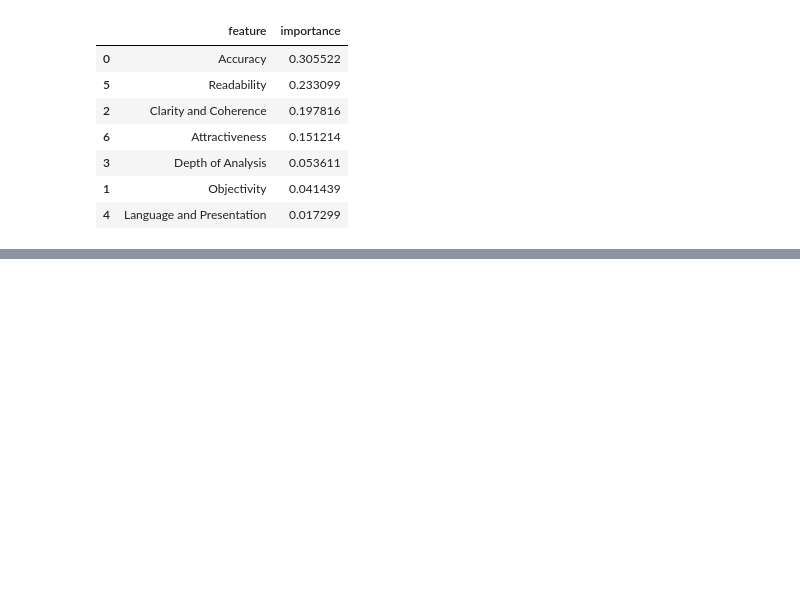
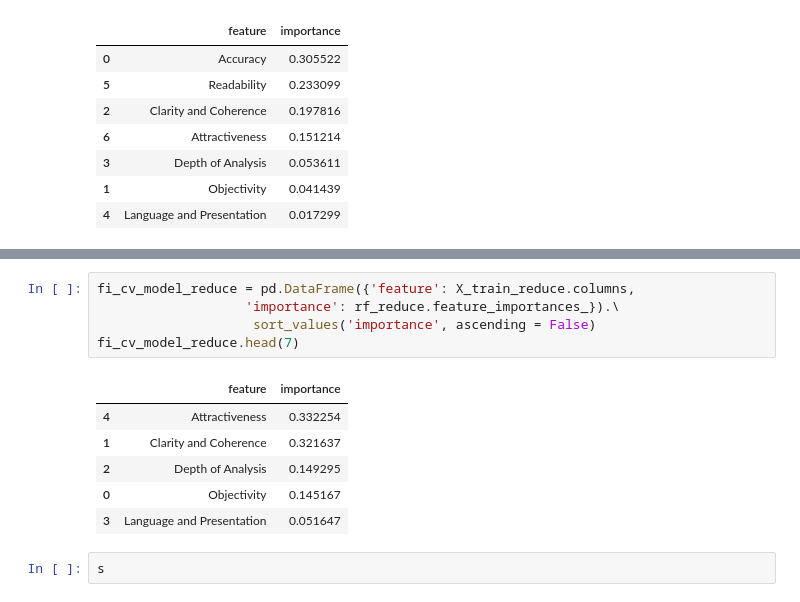
Before and after one commit to WilliamLiao2015/NYCU-Artificial-Intelligence-Capstone-Project-1, a Jupyter notebook: methods/supervised/RandomForest.ipynb, the cells around one changed output, grey strips where cells are left out. Saved outputs shown, nothing was run; the diff lists cells and outputs as text; blank space fills up the shorter version.

```diff
--- a/methods/supervised/RandomForest.ipynb
+++ b/methods/supervised/RandomForest.ipynb
@@ -198,0 +283,14 @@ fi_cv_model.head(7)
+# %%
+fi_cv_model_reduce = pd.DataFrame({'feature': X_train_reduce.columns,
+                   'importance': rf_reduce.feature_importances_}).\
+                    sort_values('importance', ascending = False)
+fi_cv_model_reduce.head(7)
+# %% [output]
+|  | feature | importance |
+| 4 | Attractiveness | 0.332254 |
+| 1 | Clarity and Coherence | 0.321637 |
+| 2 | Depth of Analysis | 0.149295 |
+| 0 | Objectivity | 0.145167 |
+| 3 | Language and Presentation | 0.051647 |
+# %%
+s
```
Also changed, not shown: parts of 8 cells of this notebook.
